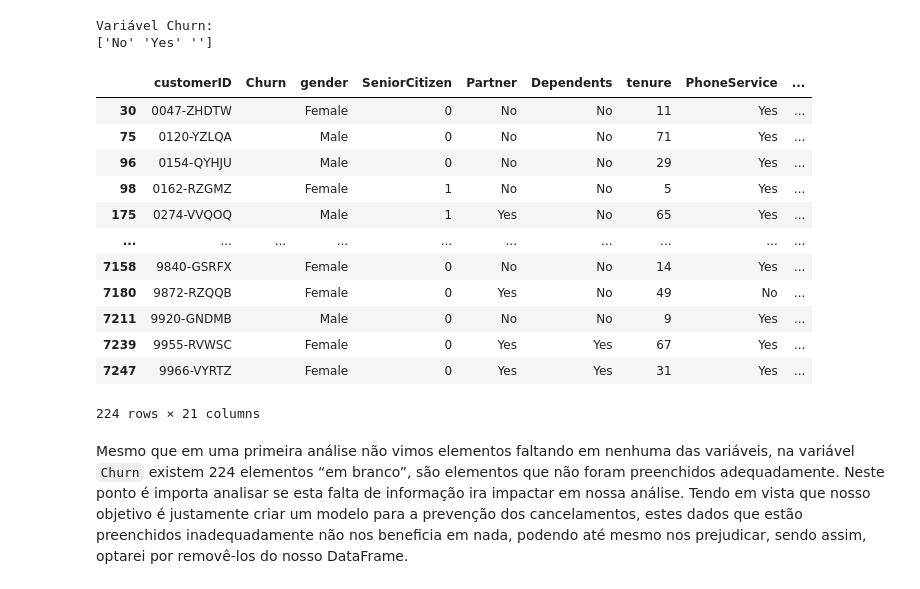
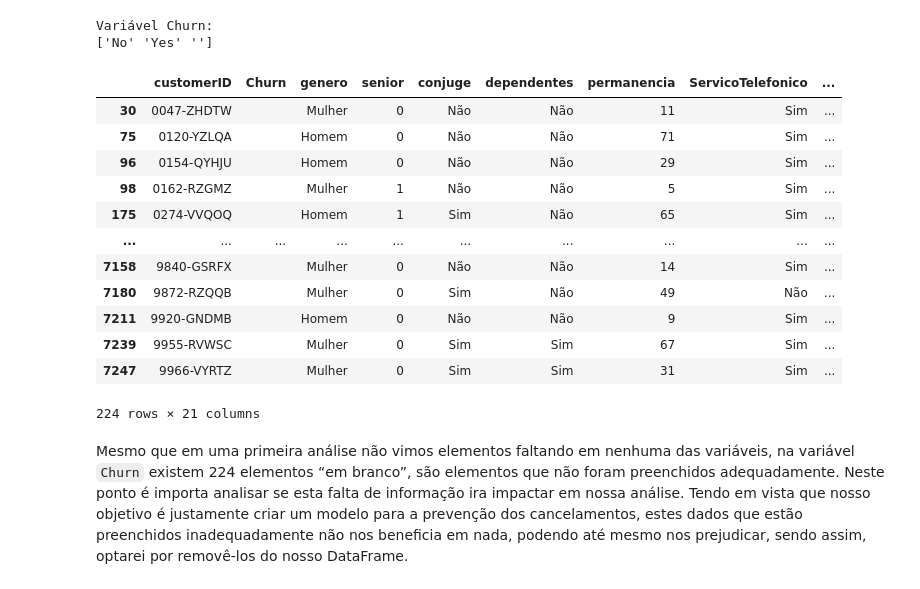
Before and after one commit to AndersonAyache/AluraVoz, a Jupyter notebook: 1 - Limpeza dos dados/Alura Voz - Limpeza dos Dados.ipynb, the cells around one changed output. Cells and saved outputs as stored; diff of their text form; code cells hidden in the pictures.

```diff
--- a/1 - Limpeza dos dados/Alura Voz - Limpeza dos Dados.ipynb
+++ b/1 - Limpeza dos dados/Alura Voz - Limpeza dos Dados.ipynb
@@ -144,0 +149,41 @@ clientes_v02.head()
+# %%
+variaveis = {
+    'gender' : 'genero',
+    'SeniorCitizen' : 'senior',
+    'Partner' : 'conjuge',
+    'Dependents' : 'dependentes',
+    'tenure' : 'permanencia',
+    'PhoneService' : 'ServicoTelefonico',
+    'MultipleLines' : 'MultiplasLinhas',
+    'InternetService': 'ServicoInternet',
+    'OnlineSecurity' : 'SeguroOnline',
+    'DeviceProtection' : 'ProtecaoDoDispositivo',
+    'TechSupport' : 'SuporteTecnico',
+    'StreamingMovies' : 'StreamingFilmes',
+    'Contract' : 'contrato',
+    'PaperlessBilling' : 'FaturaOnline',
+    'PaymentMethod' : 'MetodoDePagamento',
+    'Charges.Monthly' : 'GastoMensal',
+    'Charges.Total' : 'GastoTotal'
+}
+valores = {
+      'Female' : 'Mulher',
+    'Male' : 'Homem',
+    'Yes' : 'Sim',
+    'No' : 'Não',
+    'No phone service' : 'SemTelefone',
+    'No internet service' : 'SemInternet',
+    'Fiber optic' :'FibraOptica',
+    'One year' : 'UmAno',
+    'Two year' : 'DoisAnos',
+    'Month-to-month' : 'Mensal',
+    'Mailed check' : 'EnvioDeCheque',
+    'Electronic check' : 'ChequeEletronico',
+    'Credit card (automatic)' : 'CartaoCredito',
+    'Bank transfer (automatic)' : 'TransferenciaBancaria'
+}
+
+
+clientes_v03 = clientes_v02.rename(columns = variaveis)
+clientes_v03.replace(to_replace = valores, inplace = True)
+clientes_v03.head()
@@ -178,20 +230,20 @@ Variável Churn:
 ['No' 'Yes' '']
 # %%
 # query para verificar os elementos incorretos
-clientes_v02.query('Churn == ""')
+clientes_v03.query('Churn == ""')
 # %% [output]
-|  | customerID | Churn | gender | SeniorCitizen | Partner | Dependents | tenure | PhoneService | ... |
-| 30 | 0047-ZHDTW |  | Female | 0 | No | No | 11 | Yes | ... |
-| 75 | 0120-YZLQA |  | Male | 0 | No | No | 71 | Yes | ... |
-| 96 | 0154-QYHJU |  | Male | 0 | No | No | 29 | Yes | ... |
-| 98 | 0162-RZGMZ |  | Female | 1 | No | No | 5 | Yes | ... |
-| 175 | 0274-VVQOQ |  | Male | 1 | Yes | No | 65 | Yes | ... |
+|  | customerID | Churn | genero | senior | conjuge | dependentes | permanencia | ServicoTelefonico | ... |
+| 30 | 0047-ZHDTW |  | Mulher | 0 | Não | Não | 11 | Sim | ... |
+| 75 | 0120-YZLQA |  | Homem | 0 | Não | Não | 71 | Sim | ... |
+| 96 | 0154-QYHJU |  | Homem | 0 | Não | Não | 29 | Sim | ... |
+| 98 | 0162-RZGMZ |  | Mulher | 1 | Não | Não | 5 | Sim | ... |
+| 175 | 0274-VVQOQ |  | Homem | 1 | Sim | Não | 65 | Sim | ... |
 | ... | ... | ... | ... | ... | ... | ... | ... | ... | ... |
-| 7158 | 9840-GSRFX |  | Female | 0 | No | No | 14 | Yes | ... |
-| 7180 | 9872-RZQQB |  | Female | 0 | Yes | No | 49 | No | ... |
-| 7211 | 9920-GNDMB |  | Male | 0 | No | No | 9 | Yes | ... |
-| 7239 | 9955-RVWSC |  | Female | 0 | Yes | Yes | 67 | Yes | ... |
-| 7247 | 9966-VYRTZ |  | Female | 0 | Yes | Yes | 31 | Yes | ... |
+| 7158 | 9840-GSRFX |  | Mulher | 0 | Não | Não | 14 | Sim | ... |
+| 7180 | 9872-RZQQB |  | Mulher | 0 | Sim | Não | 49 | Não | ... |
+| 7211 | 9920-GNDMB |  | Homem | 0 | Não | Não | 9 | Sim | ... |
+| 7239 | 9955-RVWSC |  | Mulher | 0 | Sim | Sim | 67 | Sim | ... |
+| 7247 | 9966-VYRTZ |  | Mulher | 0 | Sim | Sim | 31 | Sim | ... |
 224 rows × 21 columns
 # %% [markdown]
 Mesmo que em uma primeira análise não vimos elementos faltando em nenhuma das variáveis, na variável `Churn` existem 224 elementos “em branco”, são elementos que não foram preenchidos adequadamente. Neste ponto é importa analisar se esta falta de informação ira impactar em nossa análise. Tendo em vista que nosso objetivo é justamente criar um modelo para a prevenção dos cancelamentos, estes dados que estão preenchidos inadequadamente não nos beneficia em nada, podendo até mesmo nos prejudicar, sendo assim, optarei por removê-los do nosso DataFrame.
```
Also changed, not shown: parts of 23 cells of this notebook.
